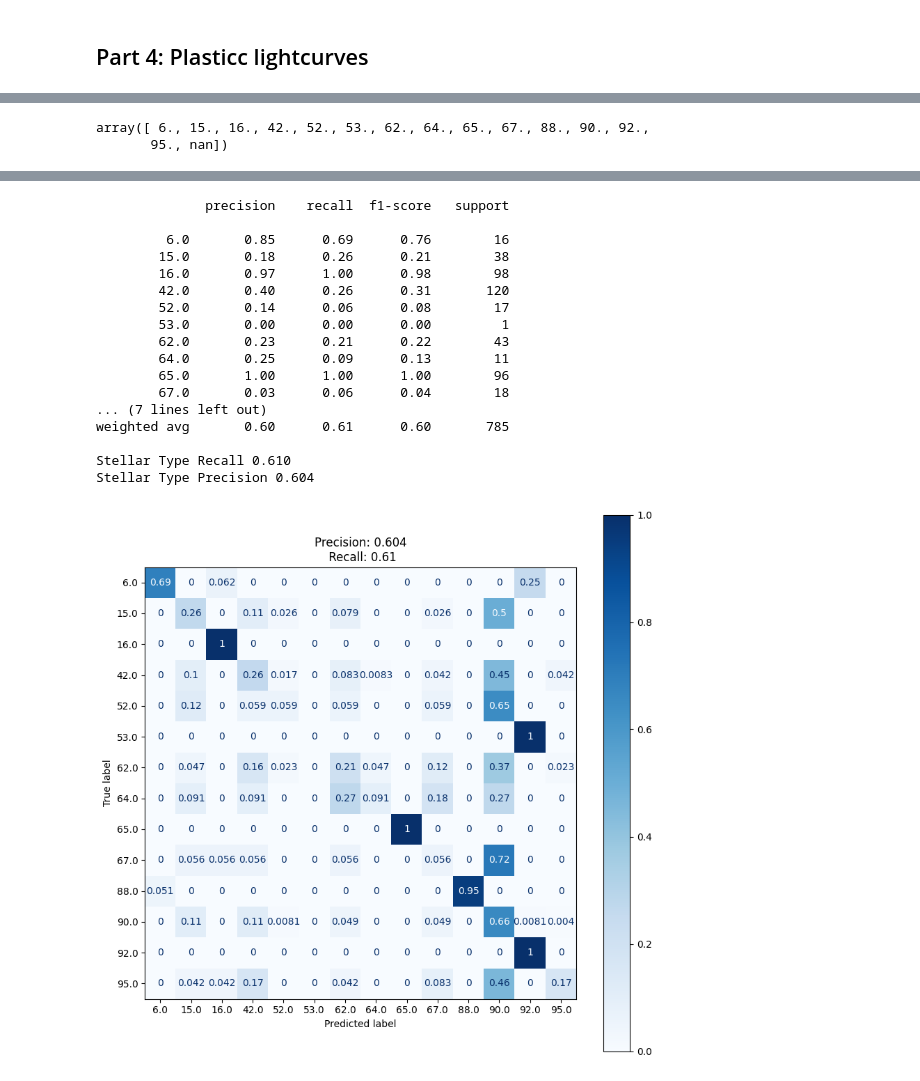
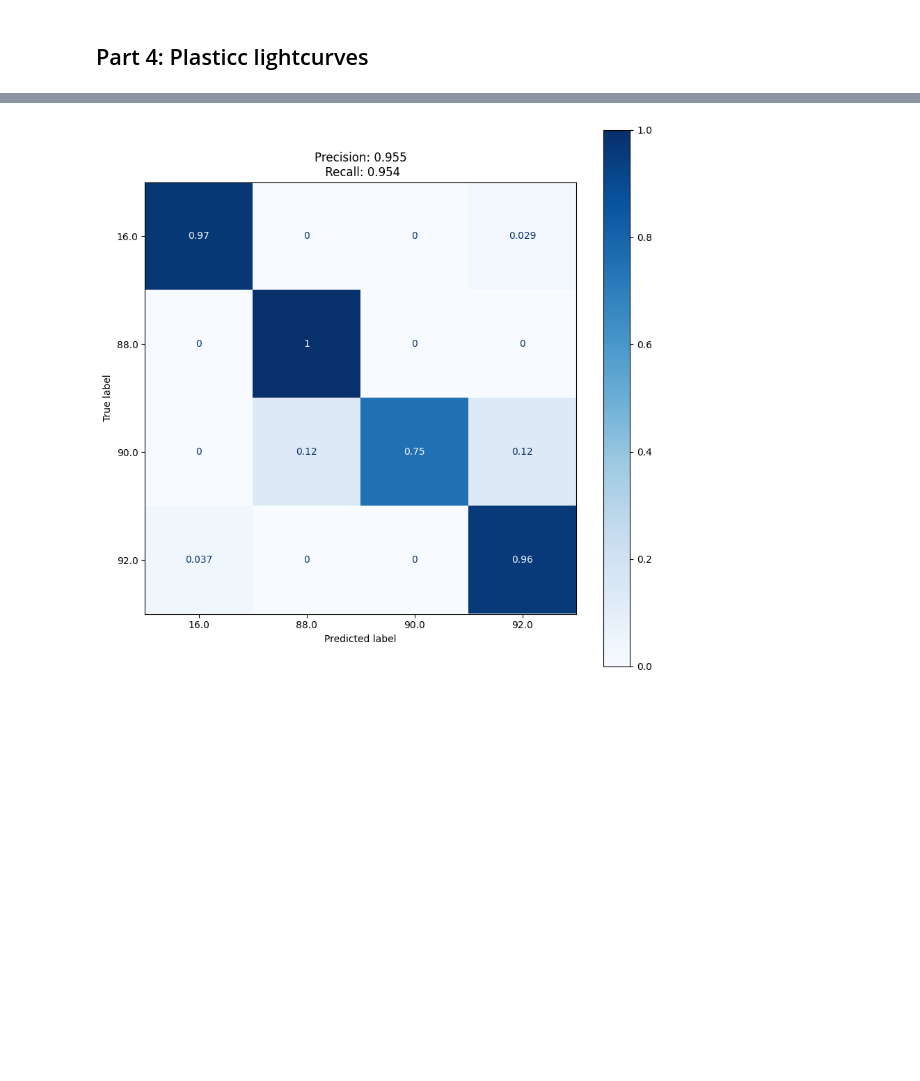
Before and after one commit to mmckay18/astr598_spr24_classification_repo, a Jupyter notebook: NOTEBOOKS/classification_models.ipynb, the cells around one changed output, grey strips where cells are left out. Saved outputs shown, nothing was run; the diff lists cells and outputs as text; code cells hidden in the pictures; blank space fills up the shorter version.

```diff
--- a/NOTEBOOKS/classification_models.ipynb
+++ b/NOTEBOOKS/classification_models.ipynb
@@ -1233,12 +1065,25 @@ len(column_without_target)
-# %%
-labels = np.unique(plasticc_lightcurve_features_df['target'])
-labels
-# %% [output]
-array([ 6., 15., 16., 42., 52., 53., 62., 64., 65., 67., 88., 90., 92.,
-       95., nan])
 # %%
+lightcurve_features_df = pd.read_csv('/Users/mmckay/Desktop/astr598_spr24_classification_repo/DATA/Plasticc_LC_features_stellar_parm.csv')
+
+# preproceessing:
+# -
+counts = lightcurve_features_df['target'].value_counts()
+to_keep = counts[counts > 100].index
+lightcurve_features_df = lightcurve_features_df[lightcurve_features_df['target'].isin(to_keep)]
+lightcurve_features_df
+print(lightcurve_features_df['target'].value_counts())
+
+lightcurve_features_df.head()
+lightcurve_features_df.loc[:, 'tflux_u-g'] = lightcurve_features_df['tflux_u'] - lightcurve_features_df['tflux_g']
+lightcurve_features_df.loc[:, 'tflux_g-r'] = lightcurve_features_df['tflux_g'] - lightcurve_features_df['tflux_r']
+lightcurve_features_df.loc[:, 'tflux_r-i'] = lightcurve_features_df['tflux_r'] - lightcurve_features_df['tflux_i']
+lightcurve_features_df.loc[:, 'tflux_i-z'] = lightcurve_features_df['tflux_i'] - lightcurve_features_df['tflux_z']
+# columns = lightcurve_features_df.columns.to_list()
+# column_without_target = [col for col in columns if col != 'target']
+# column_without_target
+# len(column_without_target)
 # fetch the data and print its dimensions
-X, y = plasticc_lightcurve_features_df[['feature',
+X, y = lightcurve_features_df[['feature',
  'amplitude',
  'percent_beyond_1_std',
  'maximum',
@@ -1258,42 +1103,35 @@ X, y = plasticc_lightcurve_features_df[['feature',
  'tflux_u-g',
  'tflux_g-r',
  'tflux_r-i',
- 'tflux_i-z']], plasticc_lightcurve_features_df['target']
+ 'tflux_i-z']], lightcurve_features_df['target']
 
 # features = ['u-g', 'g-r', 'r-i', 'i-z']
 # labels = ['non-variable', 'RR Lyrae']
-# labels = np.unique(plasticc_lightcurve_features_df['target']).tolist()
+labels = np.unique(lightcurve_features_df['target']).tolist()
 print('X.shape', X.shape)
 print('y.shape', y.shape)
 
 # split our data into training and validation sets
 # setting random_state makes this split deterministic
-(X_plasticc_train, X_plasticc_valid, X_plasticc_test), (y_plasticc_train, y_plasticc_valid, y_plasticc_test) = split_samples(X, y, [0.8, 0.1, 0.1], random_state=0)
-labels = np.unique(y_plasticc_valid).astype('str')
+(X_train, X_valid, X_test), (y_train, y_valid, y_test) = split_samples(X, y, [0.8, 0.1, 0.1], random_state=42)
+labels = np.unique(y_valid).astype('str')
 
 
 # train a Gaussian Mixture Bayes classifier with 2 gaussians for each class
-gmmb = GMMBayes(n_components=14, random_state=0)
-gmmb.fit(X_plasticc_train, y_plasticc_train)
-y_plasticc_pred = gmmb.predict(X_plasticc_valid)
+gmmb = GMMBayes(n_components=5, random_state=0)
+gmmb.fit(X_train, y_train)
+y_pred = gmmb.predict(X_valid)
 
 
 
-# print(f'Accuracy: {gmmb.score(X_plasticc_valid, y_plasticc_valid)}')
-print(classification_report(y_plasticc_valid, y_plasticc_pred))
-
-# fig = plt.figure(figsize=(10,10))
-# ax = fig.add_subplot()
-# ConfusionMatrixDisplay.from_predictions(y_plasticc_valid, y_plasticc_pred, display_labels=labels_list, cmap='Blues', ax=ax)
-# # plt.title(f'Recall:{}, Precision:{}')
-# plt.title(f'Accuracy: {gmmb.score(X_plasticc_valid, y_plasticc_valid)}')
-# plt.show()
+# print(f'Accuracy: {gmmb.score(X_valid, y_valid)}')
+print(classification_report(y_valid, y_pred))
 
 fig = plt.figure(figsize=(10,10))
 ax = fig.add_subplot()
-ConfusionMatrixDisplay.from_predictions(y_plasticc_valid, y_plasticc_pred, display_labels=labels, cmap='Blues', ax=ax, normalize='true')
-print('Stellar Type Recall %0.3f' % recall_score(y_plasticc_valid, y_plasticc_pred, average='weighted'))
-print('Stellar Type Precision %0.3f' % precision_score(y_plasticc_valid, y_plasticc_pred, average='weighted'))
-plt.title(f'Precision: {np.round(precision_score(y_plasticc_valid, y_plasticc_pred, average="weighted"), 3)}\n Recall: {np.round(recall_score(y_plasticc_valid, y_plasticc_pred, average="weighted"), 3)}')
+ConfusionMatrixDisplay.from_predictions(y_valid, y_pred, display_labels=labels, cmap='Blues', ax=ax, normalize='true')
+print('Stellar Type Recall %0.3f' % recall_score(y_valid, y_pred, average='weighted'))
+print('Stellar Type Precision %0.3f' % precision_score(y_valid, y_pred, average='weighted'))
+plt.title(f'Precision: {np.round(precision_score(y_valid, y_pred, average="weighted"), 3)}\n Recall: {np.round(recall_score(y_valid, y_pred, average="weighted"), 3)}')
 plt.show()
 # %% [output]
@@ -1302,18 +1155 @@ y.shape (7849,)
-              precision    recall  f1-score   support
-
-         6.0       0.85      0.69      0.76        16
-        15.0       0.18      0.26      0.21        38
-        16.0       0.97      1.00      0.98        98
-        42.0       0.40      0.26      0.31       120
-        52.0       0.14      0.06      0.08        17
-        53.0       0.00      0.00      0.00         1
-        62.0       0.23      0.21      0.22        43
-        64.0       0.25      0.09      0.13        11
-        65.0       1.00      1.00      1.00        96
-        67.0       0.03      0.06      0.04        18
-... (7 lines left out)
-weighted avg       0.60      0.61      0.60       785
-
-Stellar Type Recall 0.610
-Stellar Type Precision 0.604
-[figure, old version]
+[figure, new version]
```
Also changed, not shown: parts of 125 cells of this notebook, 4 other files.
